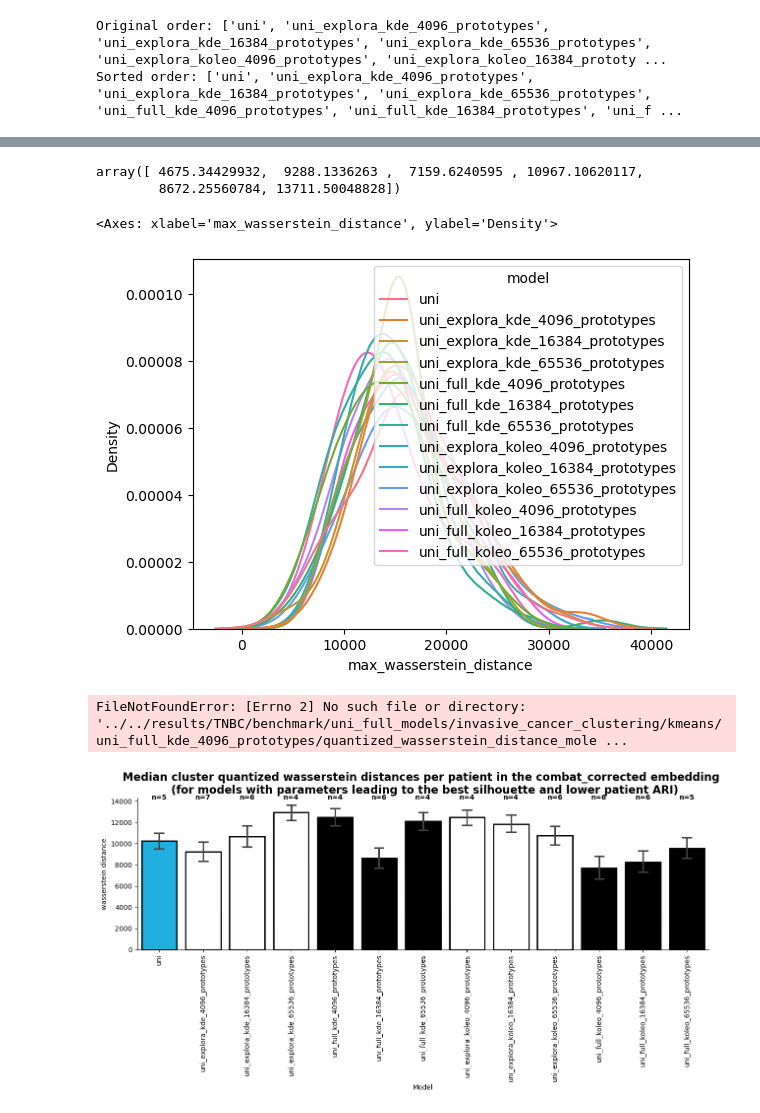
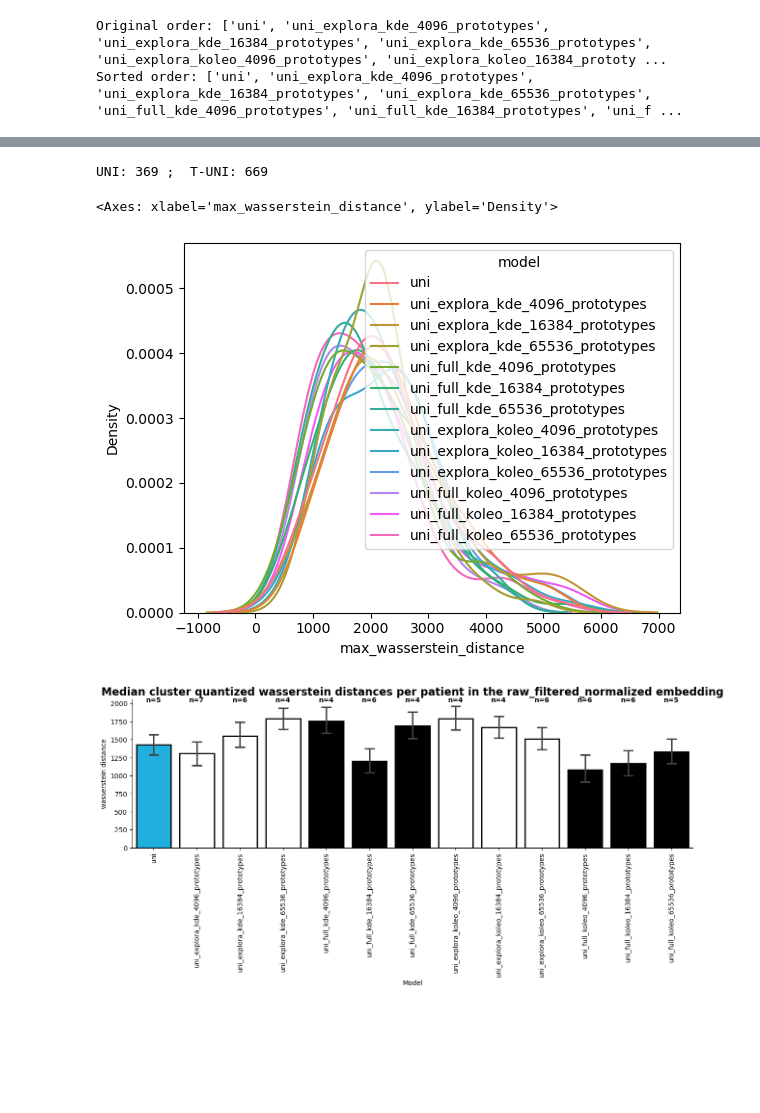
Before and after one commit to AI-for-RNA-Biology/TumorArchetype_FM, a Jupyter notebook: notebooks/TNBC/6_Invasive_clusters_molecular_wassertein.ipynb, the cells around one changed output, grey strips where cells are left out. Saved outputs shown, nothing was run; the diff lists cells and outputs as text; code cells hidden in the pictures; blank space fills up the shorter version.

```diff
--- a/notebooks/TNBC/6_Invasive_clusters_molecular_wassertein.ipynb
+++ b/notebooks/TNBC/6_Invasive_clusters_molecular_wassertein.ipynb
@@ -43,12 +43,31 @@ for patient in patient_list:
         path_to_invasive_cancer_clustering_results = os.path.join(benchmark_path, "invasive_cancer_clustering")
         opti_clusters = pd.read_csv(os.path.join(path_to_invasive_cancer_clustering_results, "kmeans", "optimal_clusters.csv"), index_col=0)
 
+
         for name in names:
             # print(opti_clusters.loc[name, 'n_clusters'])
-            file = os.path.join(benchmark_path, "invasive_cancer_clustering", "kmeans", name, f"quantized_wasserstein_distance_molecular_combat_corrected_{name}_{opti_clusters.loc[name, 'n_clusters']}_clusters_patient_{patient}.csv")
+
+            file = os.path.join(benchmark_path, "invasive_cancer_clustering", "kmeans", name, f"quantized_wasserstein_distance_molecular_raw_filtered_normalized_{name}_{opti_clusters.loc[name, 'n_clusters']}_clusters_patient_{patient}.csv")
             if os.path.exists(file) == False:
                 patients_to_remove.append(patient)
                 print(f"Removed patient {patient} as {file} does not exist")
+
+            # labels = pd.read_csv(glob.glob(os.path.join(benchmark_path, "invasive_cancer_clustering", "kmeans", name, f"invasive_labels_{opti_clusters.loc[name, 'n_clusters']}_clusters_umap_min_dist_*.csv"))[0], index_col=0)
+
+            # labels["patient"] = [idx.split("_")[0] for idx in labels.index]
+            # # Group by patient and get statistics
+            # patient_stats = labels.groupby("patient").agg({
+            #     'predicted_label': ['nunique', 'count']
+            # }).reset_index()
+
+            # # Flatten column names
+            # patient_stats.columns = ['patient', 'n_unique_labels', 'n_rows']
+
+
+            # other_patients_to_remove = patient_stats[(patient_stats["n_rows"] < 100) | (patient_stats["n_unique_labels"] < 3)]
+            # for patient in other_patients_to_remove["patient"].values:
+            #     patients_to_remove.append(patient)
+
 
 # remove all patients in patients_to_remove from patient_list
 patients_to_remove_set = set(patients_to_remove)
@@ -109,8 +128,8 @@ for i_p, patient in enumerate(patient_list):
 
         for name in names:
 
-            filename = os.path.join(path_to_invasive_cancer_clustering_results, "kmeans", name, f"quantized_wasserstein_distance_molecular_combat_corrected_{name}_{opti_clusters.loc[name, 'n_clusters']}_clusters_patient_{patient}.csv")
-            # filenames = glob.glob(os.path.join(path_to_invasive_cancer_clustering_results, "kmeans", name, f"quantized_wasserstein_distance_molecular_combat_corrected_{name}_*_clusters_patient_{patient}.csv"))
+            filename = os.path.join(path_to_invasive_cancer_clustering_results, "kmeans", name, f"quantized_wasserstein_distance_molecular_raw_filtered_normalized_{name}_{opti_clusters.loc[name, 'n_clusters']}_clusters_patient_{patient}.csv")
+            # filenames = glob.glob(os.path.join(path_to_invasive_cancer_clustering_results, "kmeans", name, f"quantized_wasserstein_distance_molecular_raw_filtered_normalized_{name}_*_clusters_patient_{patient}.csv"))
             # if len(filenames) == 0:
             #     print(f"No file found for {name}, {model_type}")
             # filename = filenames[0]
@@ -262,14 +281,14 @@ palette=palette,
 plt.xticks(rotation=90)
 plt.ylabel("wasserstein distance")
 plt.xlabel("Model")
-plt.title(f"{stat.capitalize()} cluster quantized wasserstein distances per patient in the combat corrected", weight='bold', fontsize=16)
+plt.title(f"{stat.capitalize()} cluster quantized wasserstein distances per patient in the raw_filtered_normalized", weight='bold', fontsize=16)
 sns.despine()
 
 for i, n in enumerate(n_clusters):
-    plt.text(x=i, y=14000, s=f"n={int(n)}", ha='center', va='bottom', weight='bold')
+    plt.text(x=i, y=2000, s=f"n={int(n)}", ha='center', va='bottom', weight='bold')
 
 
 
 
-plt.savefig(os.path.join(config['figures_folder'], "Figure4", f"quantized_wasserstein_between_image_clusters_in_combat_corrected_normalized_embedding_per_patient.pdf"), bbox_inches='tight')
+plt.savefig(os.path.join(config['figures_folder'], "Figure4", f"quantized_wasserstein_between_image_clusters_in_raw_filtered_normalized_normalized_embedding_per_patient.pdf"), bbox_inches='tight')
 # %% [output]
@@ -277,13 +296,18 @@ plt.savefig(os.path.join(config['figures_folder'], "Figure4", f"quantized_wasser
-# %%
-df.loc[0]["wasserstein_distances"]
-# %% [output]
-array([ 4675.34429932,  9288.1336263 ,  7159.6240595 , 10967.10620117,
-        8672.25560784, 13711.50048828])
+# %%
+uni_distances = df[df["model"] == "uni"]["wasserstein_distances"].values
+# Flatten the nested arrays completely
+uni_distances = np.concatenate(uni_distances)
+
+t_uni_distances = np.concatenate(df[df["model"] == "uni_full_koleo_4096_prototypes"]["wasserstein_distances"].values)
+
+print(f"UNI: {len(uni_distances)} ;  T-UNI: {len(t_uni_distances)}")
+# %% [output]
+UNI: 369 ;  T-UNI: 669
 # %%
 sns.kdeplot(df, x="max_wasserstein_distance", hue="model",  common_norm=False)
 # %% [output]
 <Axes: xlabel='max_wasserstein_distance', ylabel='Density'>
-[figure, old version]
+[figure, new version]
 # %%
 optimal_clusters = []
 df_all_summary = []
@@ -328,7 +352,7 @@ for i_p, patient in enumerate(patient_list):
 
 
         # print(os.path.join(path_to_invasive_cancer_clustering_results, "kmeans", name, f"quantized_wasserstein_distance_molecular_combat_corrected_{name}_{opti_clusters.loc[name, 'n_clusters']}_clusters_patient_{patient}.csv"))
-            filename = os.path.join(path_to_invasive_cancer_clustering_results, "kmeans", name, f"quantized_wasserstein_distance_molecular_combat_corrected_{name}_{opti_clusters.loc[name, 'n_clusters']}_clusters_patient_{patient}.csv")
+            filename = os.path.join(path_to_invasive_cancer_clustering_results, "kmeans", name, f"quantized_wasserstein_distance_molecular_raw_filtered_normalized_{name}_{opti_clusters.loc[name, 'n_clusters']}_clusters_patient_{patient}.csv")
 
             # print(filename)
             df = pd.read_csv(filename, index_col=0)
@@ -404,39 +428,37 @@ df_spider = pd.concat(df_all_summary).reset_index().rename(columns={"index": "mo
 # plt.savefig(os.path.join(config['figures_folder'], "Figure4", f"{stat}_wasserstein_distance_across_patients_in_combat_corrected_embedding.pdf"), bbox_inches='tight')
 
 optimal_clusters = pd.concat(optimal_clusters).drop_duplicates()
-# %% [output]
-FileNotFoundError: [Errno 2] No such file or directory: '../../results/TNBC/benchmark/uni_full_models/invasive_cancer_clustering/kmeans/uni_full_kde_4096_prototypes/quantized_wasserstein_distance_mole ...
 # %%
 dfs = []
 n_clusters = []
 for model_type in sorted_retrained_models:
     if model_type == "uni":
         df = df_spider[df_spider['model'] == "uni_explora"]
         df['model'] = "uni"
     else:
         df = df_spider[df_spider['model'] == model_type]
 
     n_clusters.append(optimal_clusters.loc[model_type, 'n_clusters'])
     dfs.append(df)
 df = pd.concat(dfs, ignore_index=True)
 
 plt.figure(figsize=(15, 4))
 sns.barplot(data=df, x='model', y="median_wasserstein_distance",
 palette=palette,
                      linewidth=2,
             edgecolor="black", capsize=0.2
 )
 plt.xticks(rotation=90)
 plt.ylabel("wasserstein distance")
 plt.xlabel("Model")
-plt.title(f"{stat.capitalize()} cluster quantized wasserstein distances per patient in the combat corrected embedding", weight='bold', fontsize=16)
+plt.title(f"{stat.capitalize()} cluster quantized wasserstein distances per patient in the raw_filtered_normalized embedding", weight='bold', fontsize=16)
 sns.despine()
 
 for i, n in enumerate(n_clusters):
-    plt.text(x=i, y=14000, s=f"n={n}", ha='center', va='bottom', weight='bold')
+    plt.text(x=i, y=2000, s=f"n={n}", ha='center', va='bottom', weight='bold')
 
 
 
-plt.savefig(os.path.join(config['figures_folder'], "Figure4", f"quantized_wasserstein_between_image_clusters_in_combat_corrected_embedding_per_patient.pdf"), bbox_inches='tight')
+plt.savefig(os.path.join(config['figures_folder'], "Figure4", f"quantized_wasserstein_between_image_clusters_in_raw_filtered_normalized_embedding_per_patient.pdf"), bbox_inches='tight')
 # %% [output]
-[figure, old version]
+[figure, new version]
```
Also changed, not shown: parts of 11 cells of this notebook, 37 other files.
